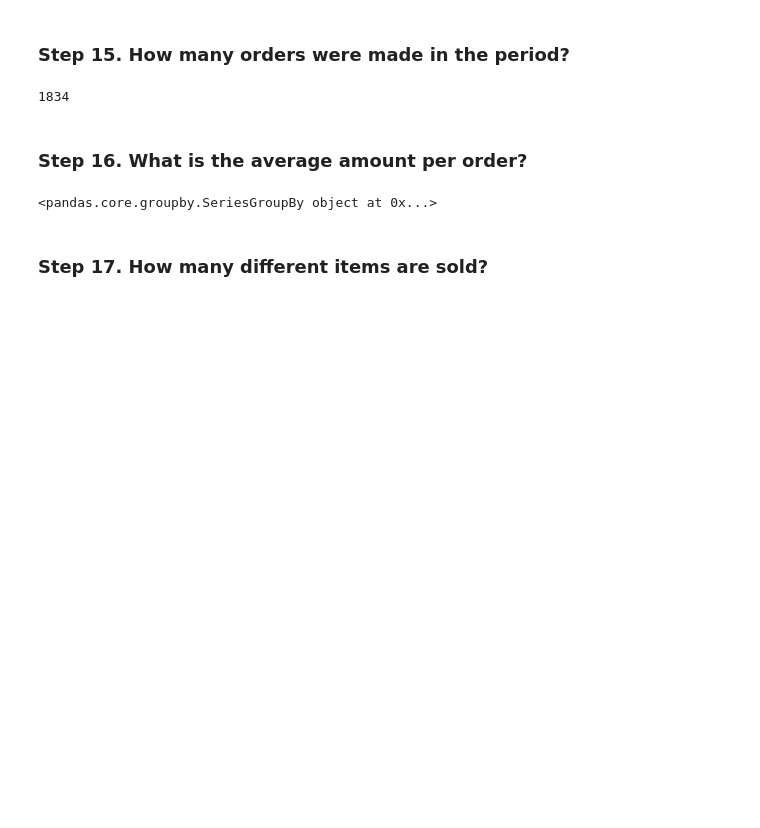
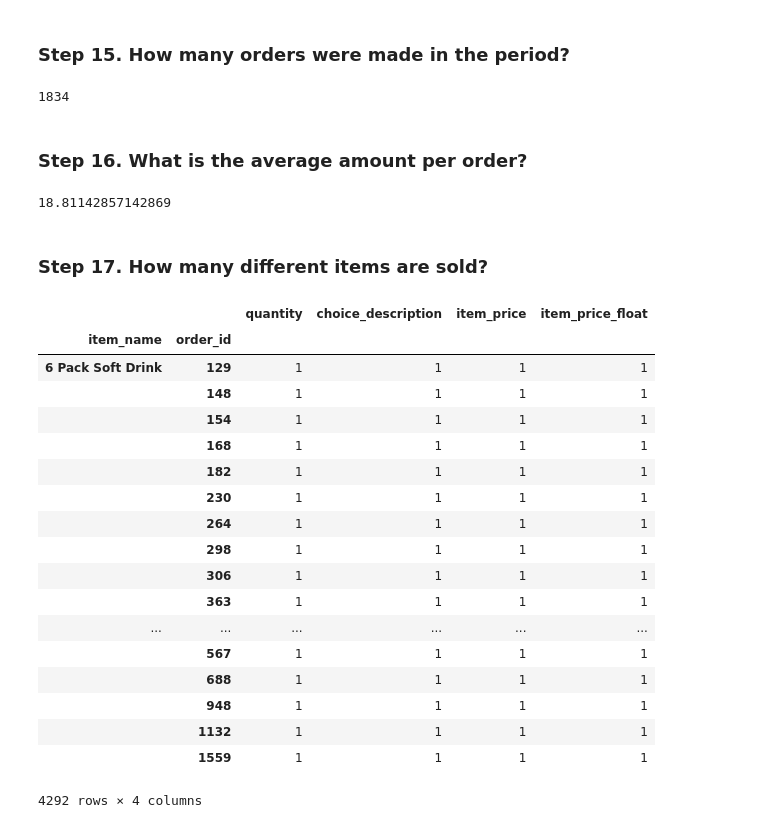
Before and after one commit to djakartatrap/pandas_exercises, a Jupyter notebook: 01_Getting_&_Knowing_Your_Data/Chipotle/Exercises trial1.ipynb, the cells around one changed output. Cells and saved outputs as stored; diff of their text form; code cells hidden in the pictures; blank space fills up the shorter version.

```diff
--- a/01_Getting_&_Knowing_Your_Data/Chipotle/Exercises trial1.ipynb
+++ b/01_Getting_&_Knowing_Your_Data/Chipotle/Exercises trial1.ipynb
@@ -121,8 +126,33 @@ len(chipo.groupby('order_id'))
 # %% [markdown]
 ### Step 16. What is the average amount per order?
 # %%
-chipo.groupby('order_id', as_index=False)
+chipo.groupby('order_id').sum().item_price_float.mean()
 # %% [output]
-<pandas.core.groupby.SeriesGroupBy object at 0x...>
+18.81142857142869
 # %% [markdown]
 ### Step 17. How many different items are sold?
+# %%
+_df = chipo.groupby(["item_name"]).
+# _df[_df['quantity'] > 1]
+_df
+# chipo[chipo['order_id'] == 2]
+# %% [output]
+|  |  | quantity | choice_description | item_price | item_price_float |
+| item_name | order_id |  |  |  |  |
+| 6 Pack Soft Drink | 129 | 1 | 1 | 1 | 1 |
+|  | 148 | 1 | 1 | 1 | 1 |
+|  | 154 | 1 | 1 | 1 | 1 |
+|  | 168 | 1 | 1 | 1 | 1 |
+|  | 182 | 1 | 1 | 1 | 1 |
+|  | 230 | 1 | 1 | 1 | 1 |
+|  | 264 | 1 | 1 | 1 | 1 |
+|  | 298 | 1 | 1 | 1 | 1 |
+|  | 306 | 1 | 1 | 1 | 1 |
+|  | 363 | 1 | 1 | 1 | 1 |
+| ... | ... | ... | ... | ... | ... |
+|  | 567 | 1 | 1 | 1 | 1 |
+|  | 688 | 1 | 1 | 1 | 1 |
+|  | 948 | 1 | 1 | 1 | 1 |
+|  | 1132 | 1 | 1 | 1 | 1 |
+|  | 1559 | 1 | 1 | 1 | 1 |
+4292 rows × 4 columns
```
Also changed, not shown: parts of 4 cells of this notebook, 1 other file.
